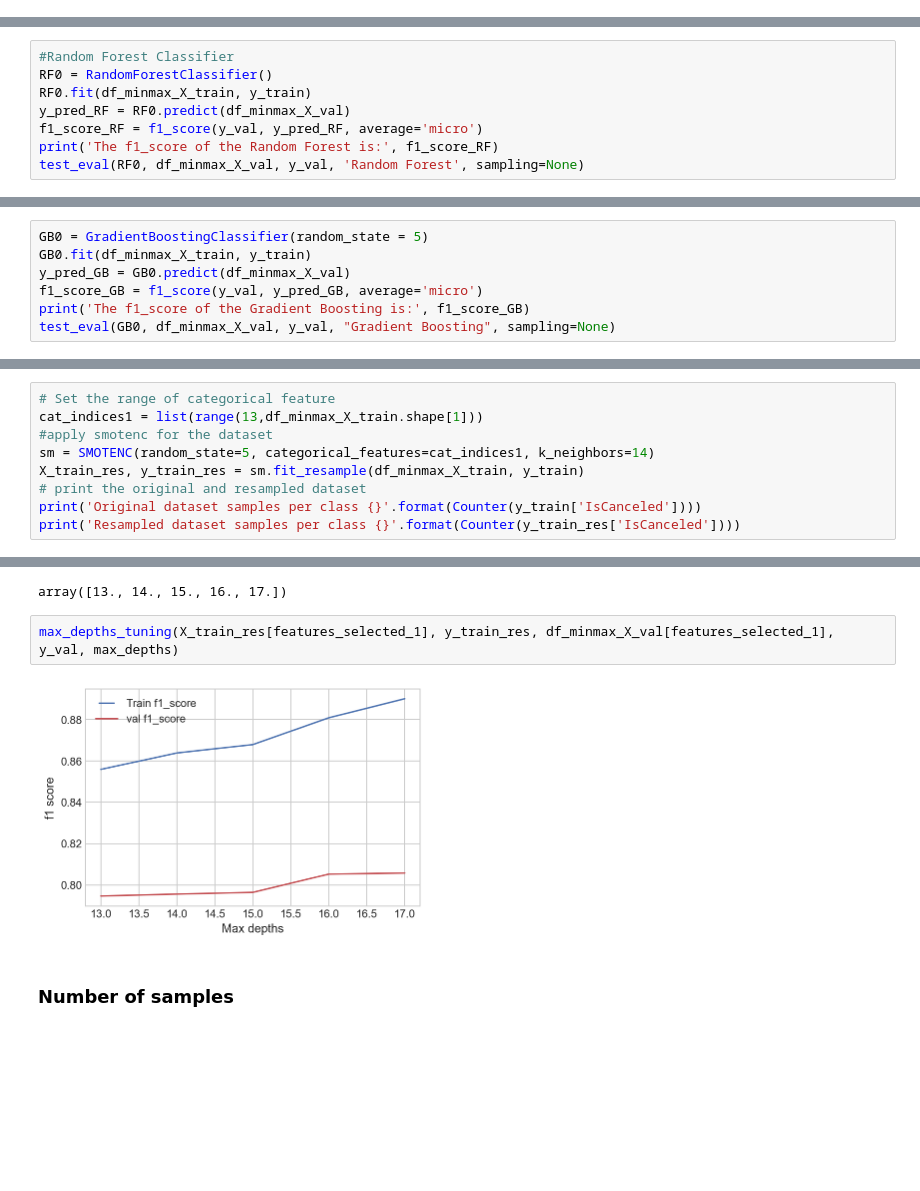
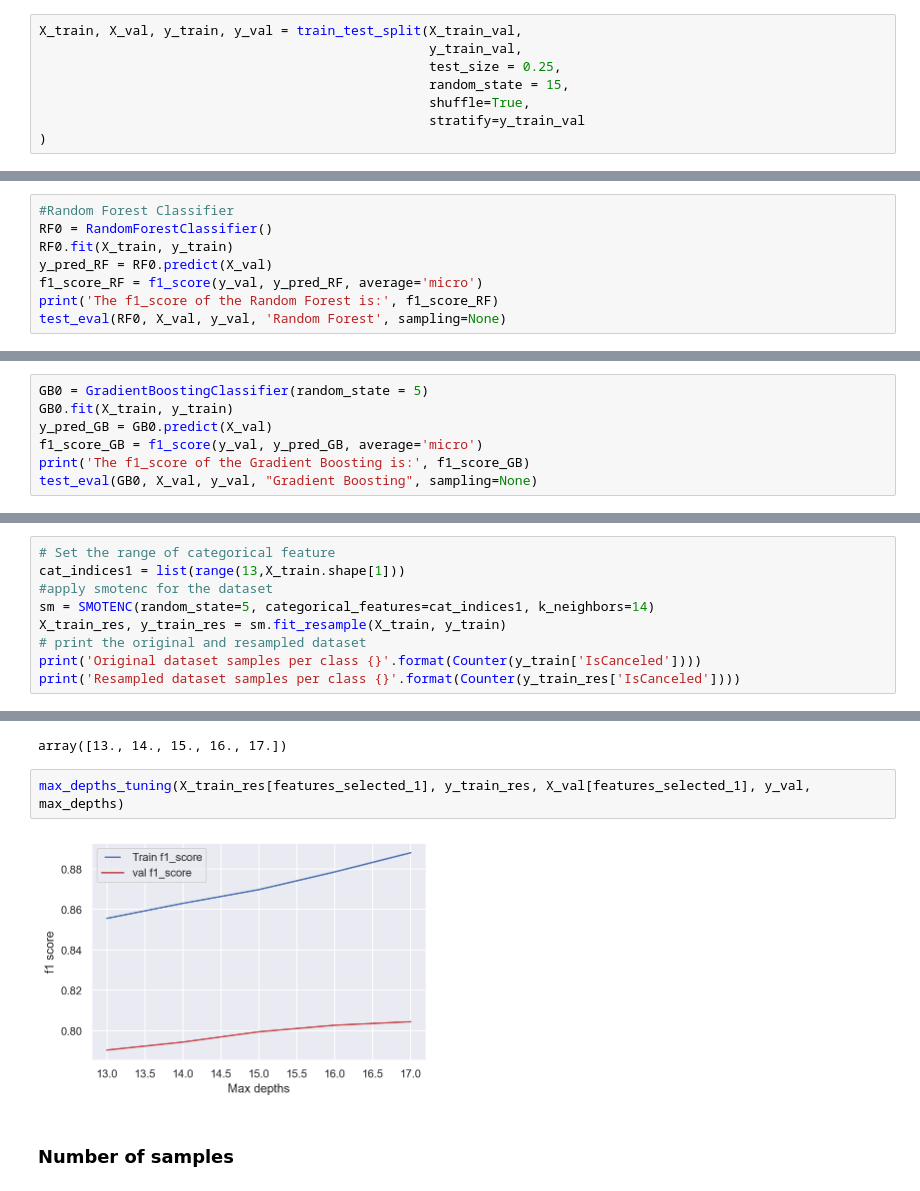
Before and after one commit to hnakashima96/Business-Case-, a Jupyter notebook: Business Case 02 - Mar/Extraction.ipynb, the cells around one changed output, grey strips where cells are left out. Cells and saved outputs as stored; diff of their text form; blank space fills up the shorter version.

```diff
--- a/Business Case 02 - Mar/Extraction.ipynb
+++ b/Business Case 02 - Mar/Extraction.ipynb
@@ -528,3 +543,11 @@ df_minmax_X.to_csv('H2_preprocessdone.csv', header=False, index=False)
+# %%
+X_train, X_val, y_train, y_val = train_test_split(X_train_val,
+                                                  y_train_val,
+                                                  test_size = 0.25,
+                                                  random_state = 15,
+                                                  shuffle=True,
+                                                  stratify=y_train_val
+)
 # %% [markdown]
 # <font color='#E8800A'>Classification</font> <a class="anchor" id="nineth-bullet"></a>
 [Back to TOC](#toc)
@@ -566,9 +593,9 @@ def test_eval(Clf_model, X_test, y_test, algo=None, sampling=None):
 # %%
 #Random Forest Classifier
 RF0 = RandomForestClassifier()
-RF0.fit(df_minmax_X_train, y_train)
-y_pred_RF = RF0.predict(df_minmax_X_val)
+RF0.fit(X_train, y_train)
+y_pred_RF = RF0.predict(X_val)
 f1_score_RF = f1_score(y_val, y_pred_RF, average='micro')
 print('The f1_score of the Random Forest is:', f1_score_RF)
-test_eval(RF0, df_minmax_X_val, y_val, 'Random Forest', sampling=None)
+test_eval(RF0, X_val, y_val, 'Random Forest', sampling=None)
 # %% [output]
@@ -594,8 +621,8 @@ AUC-ROC
 # %%
 GB0 = GradientBoostingClassifier(random_state = 5)
-GB0.fit(df_minmax_X_train, y_train)
-y_pred_GB = GB0.predict(df_minmax_X_val)
+GB0.fit(X_train, y_train)
+y_pred_GB = GB0.predict(X_val)
 f1_score_GB = f1_score(y_val, y_pred_GB, average='micro')
 print('The f1_score of the Gradient Boosting is:', f1_score_GB)
-test_eval(GB0, df_minmax_X_val, y_val, "Gradient Boosting", sampling=None)
+test_eval(GB0, X_val, y_val, "Gradient Boosting", sampling=None)
 # %% [output]
@@ -688,10 +675,10 @@ features_selected_1 = ['Adults','ArrivalDateDayOfMonth','ArrivalDateWeekNumber',
 'x4_Groups','x4_Offline TA/TO','x4_Online TA','x5_HB       ','x5_SC       ','x6_1','x7_D               ','x7_E               ','x7_F               ']
 # %%
 # Set the range of categorical feature
-cat_indices1 = list(range(13,df_minmax_X_train.shape[1]))
+cat_indices1 = list(range(13,X_train.shape[1]))
 #apply smotenc for the dataset
 sm = SMOTENC(random_state=5, categorical_features=cat_indices1, k_neighbors=14)
-X_train_res, y_train_res = sm.fit_resample(df_minmax_X_train, y_train)
+X_train_res, y_train_res = sm.fit_resample(X_train, y_train)
 # print the original and resampled dataset
 print('Original dataset samples per class {}'.format(Counter(y_train['IsCanceled'])))
 print('Resampled dataset samples per class {}'.format(Counter(y_train_res['IsCanceled'])))
@@ -787,9 +774,9 @@ max_depths
 # %% [output]
 array([13., 14., 15., 16., 17.])
 # %%
-max_depths_tuning(X_train_res[features_selected_1], y_train_res, df_minmax_X_val[features_selected_1], y_val, max_depths)
+max_depths_tuning(X_train_res[features_selected_1], y_train_res, X_val[features_selected_1], y_val, max_depths)
 # %% [output]
-[figure, old version]
+[figure, new version]
 # %% [markdown]
 ### Number of samples
 # %%
```
Also changed, not shown: parts of 57 cells of this notebook.
